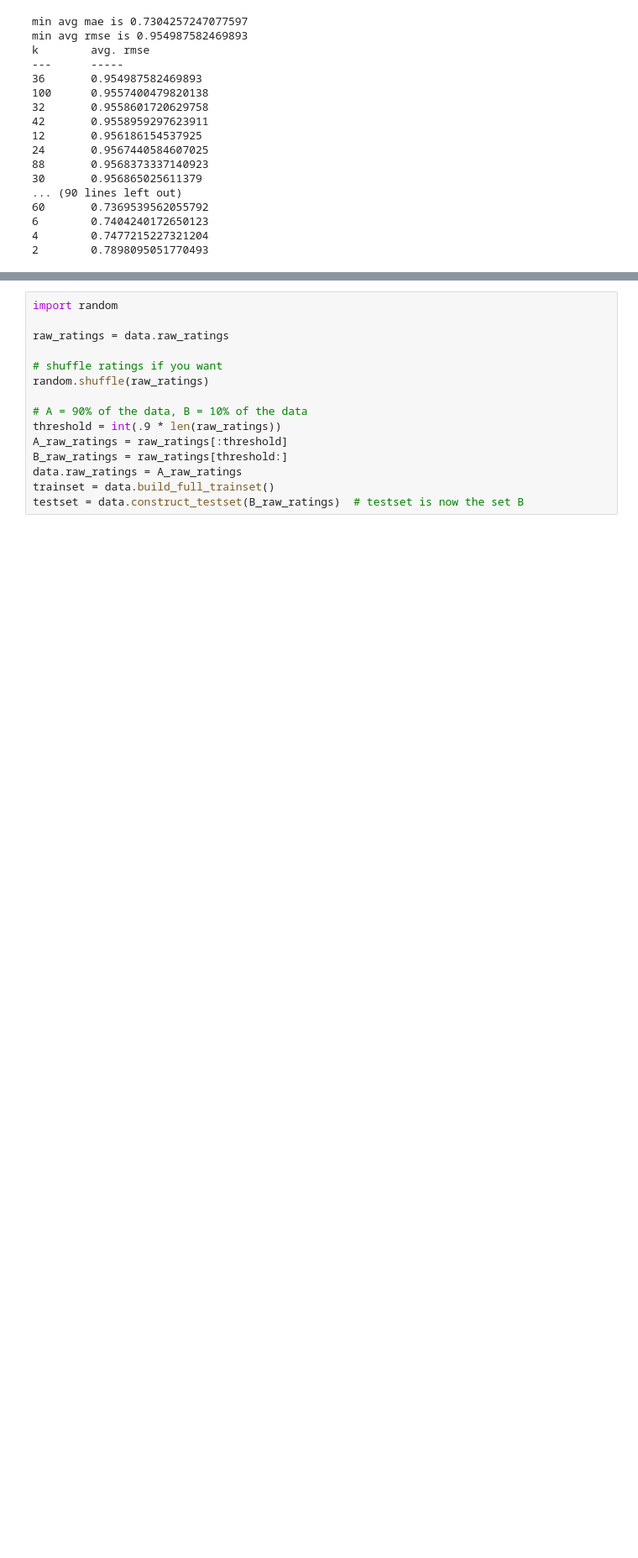
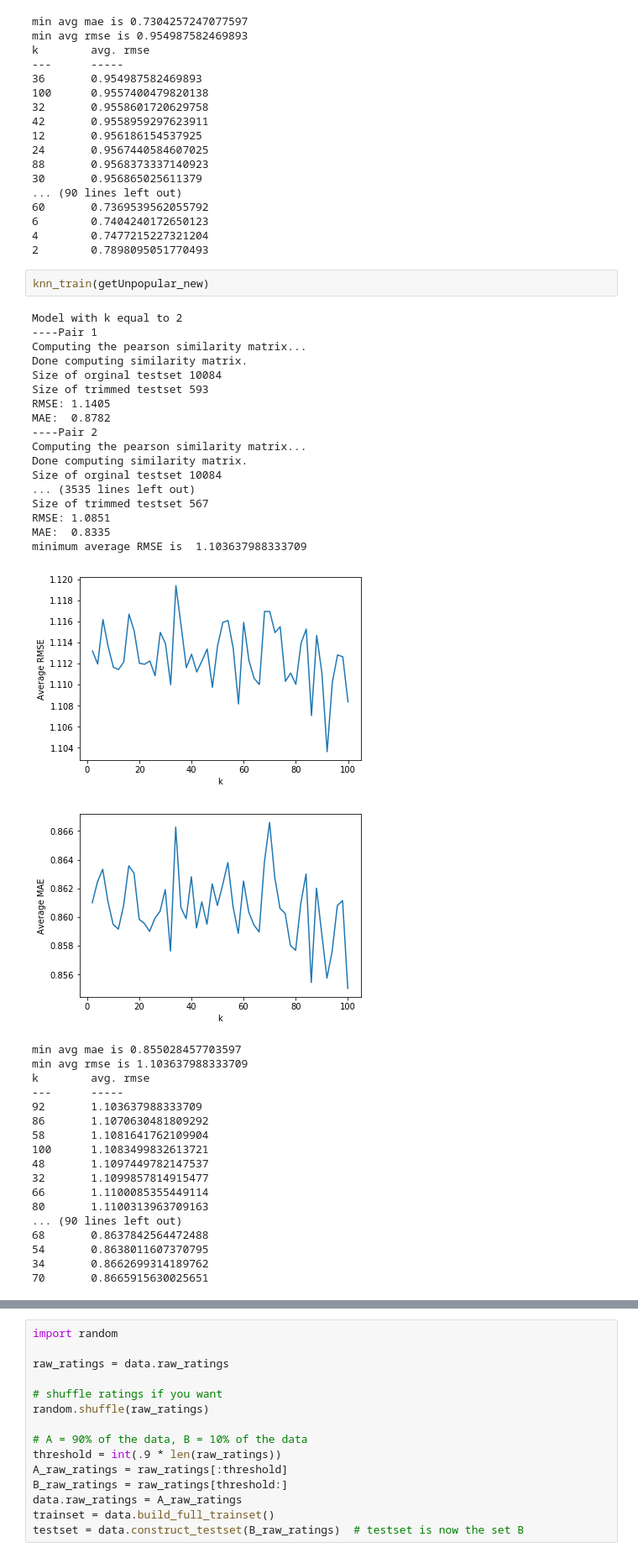
Before and after one commit to rupadevan94/large-scale-data-mining, a Jupyter notebook: Project3_1-29.ipynb, the cells around one changed output, grey strips where cells are left out. Shown at 84% size. Drawn from its saved outputs; the diff is of its cells as text; blank space fills up the shorter version.

```diff
--- a/Project3_1-29.ipynb
+++ b/Project3_1-29.ipynb
@@ -504,6 +599,45 @@ k        avg. rmse
 6        0.7404240172650123
 4        0.7477215227321204
 2        0.7898095051770493
+# %%
+knn_train(getUnpopular_new)
+# %% [output]
+Model with k equal to 2
+----Pair 1
+Computing the pearson similarity matrix...
+Done computing similarity matrix.
+Size of orginal testset 10084
+Size of trimmed testset 593
+RMSE: 1.1405
+MAE:  0.8782
+----Pair 2
+Computing the pearson similarity matrix...
+Done computing similarity matrix.
+Size of orginal testset 10084
+... (3535 lines left out)
+Size of trimmed testset 567
+RMSE: 1.0851
+MAE:  0.8335
+minimum average RMSE is  1.103637988333709
+[figure, added]
+[figure, added]
+min avg mae is 0.855028457703597
+min avg rmse is 1.103637988333709
+k        avg. rmse
+---      -----
+92       1.103637988333709
+86       1.1070630481809292
+58       1.1081641762109904
+100      1.1083499832613721
+48       1.1097449782147537
+32       1.1099857814915477
+66       1.1100085355449114
+80       1.1100313963709163
+... (90 lines left out)
+68       0.8637842564472488
+54       0.8638011607370795
+34       0.8662699314189762
+70       0.8665915630025651
 # %%
 #Question 14
 
```
Also changed, not shown: parts of 11 cells of this notebook.
